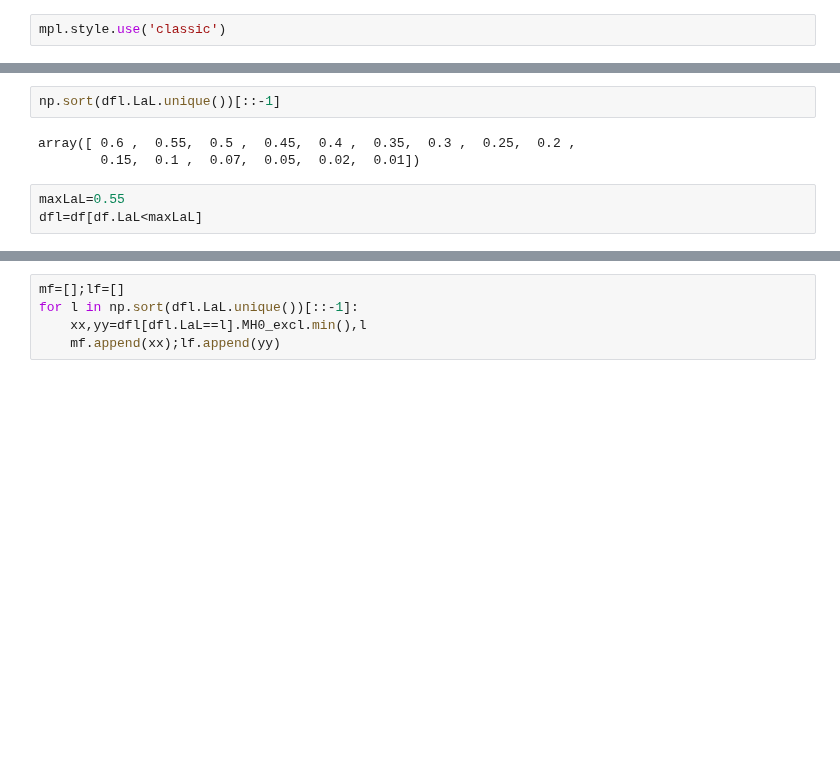
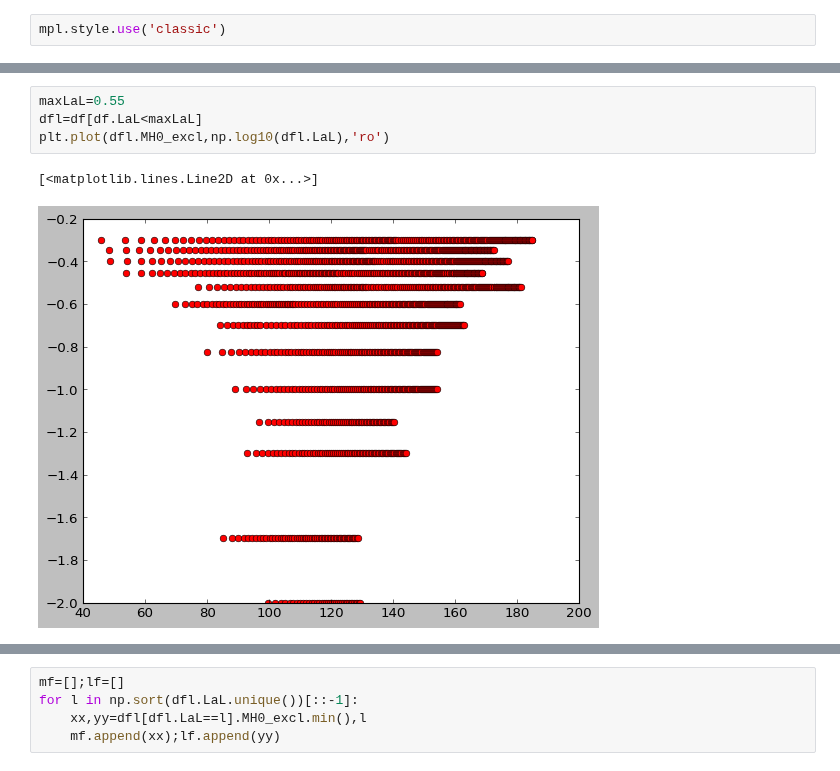
Before and after one commit to restrepo/VBF_IDM, a Jupyter notebook: Significance_countours-many_lumis.ipynb, the cells around one changed output, grey strips where cells are left out. Saved outputs shown, nothing was run; the diff lists cells and outputs as text; blank space fills up the shorter version.

```diff
--- a/Significance_countours-many_lumis.ipynb
+++ b/Significance_countours-many_lumis.ipynb
@@ -147,11 +154,10 @@ plt.savefig('lc.pdf')
-# %%
-np.sort(dfl.LaL.unique())[::-1]
-# %% [output]
-array([ 0.6 ,  0.55,  0.5 ,  0.45,  0.4 ,  0.35,  0.3 ,  0.25,  0.2 ,
-        0.15,  0.1 ,  0.07,  0.05,  0.02,  0.01])
 # %%
 maxLaL=0.55
 dfl=df[df.LaL<maxLaL]
+plt.plot(dfl.MH0_excl,np.log10(dfl.LaL),'ro')
+# %% [output]
+[<matplotlib.lines.Line2D at 0x...>]
+[figure, added]
 # %%
 plt.plot(dfl.MH0_excl,np.log10(dfl.LaL),'ro')
 # %% [output]
```
Also changed, not shown: parts of 12 cells of this notebook, 1 other file.
